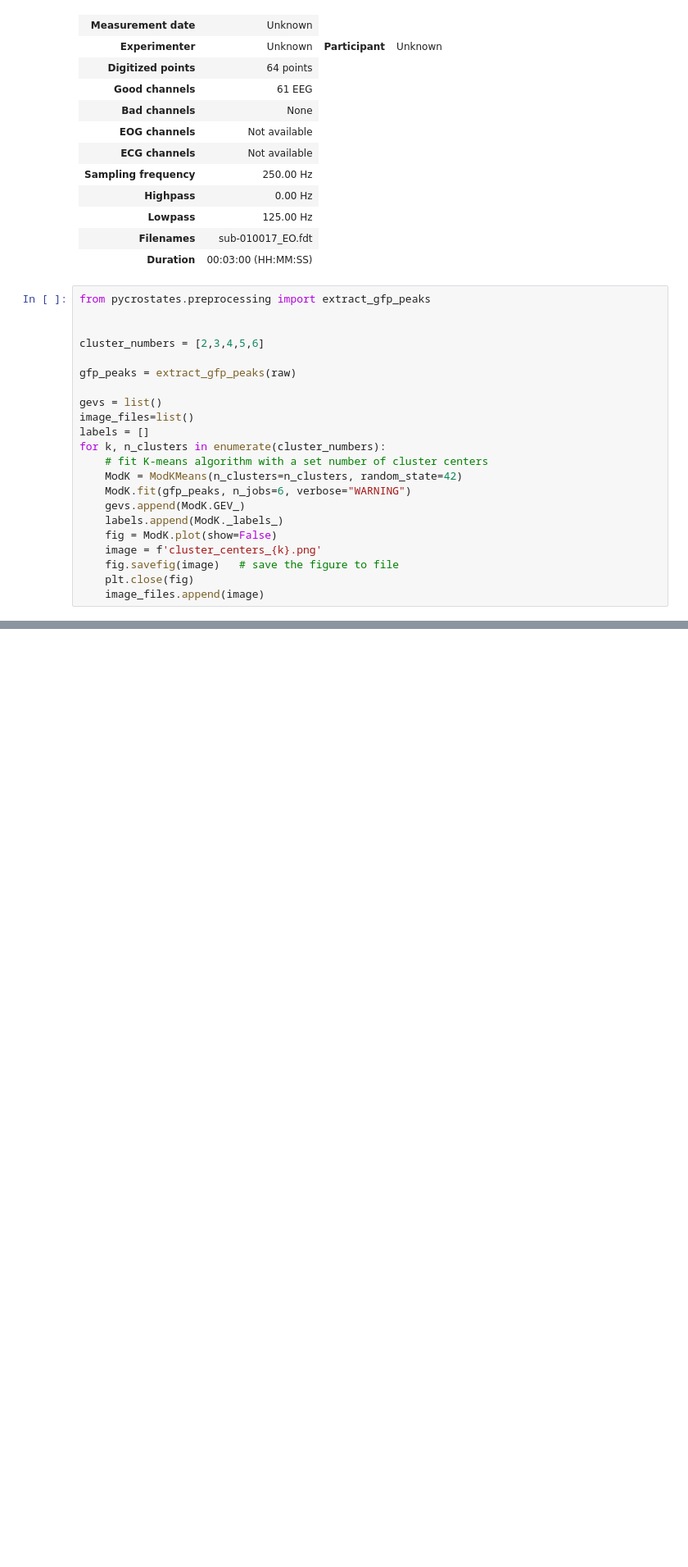
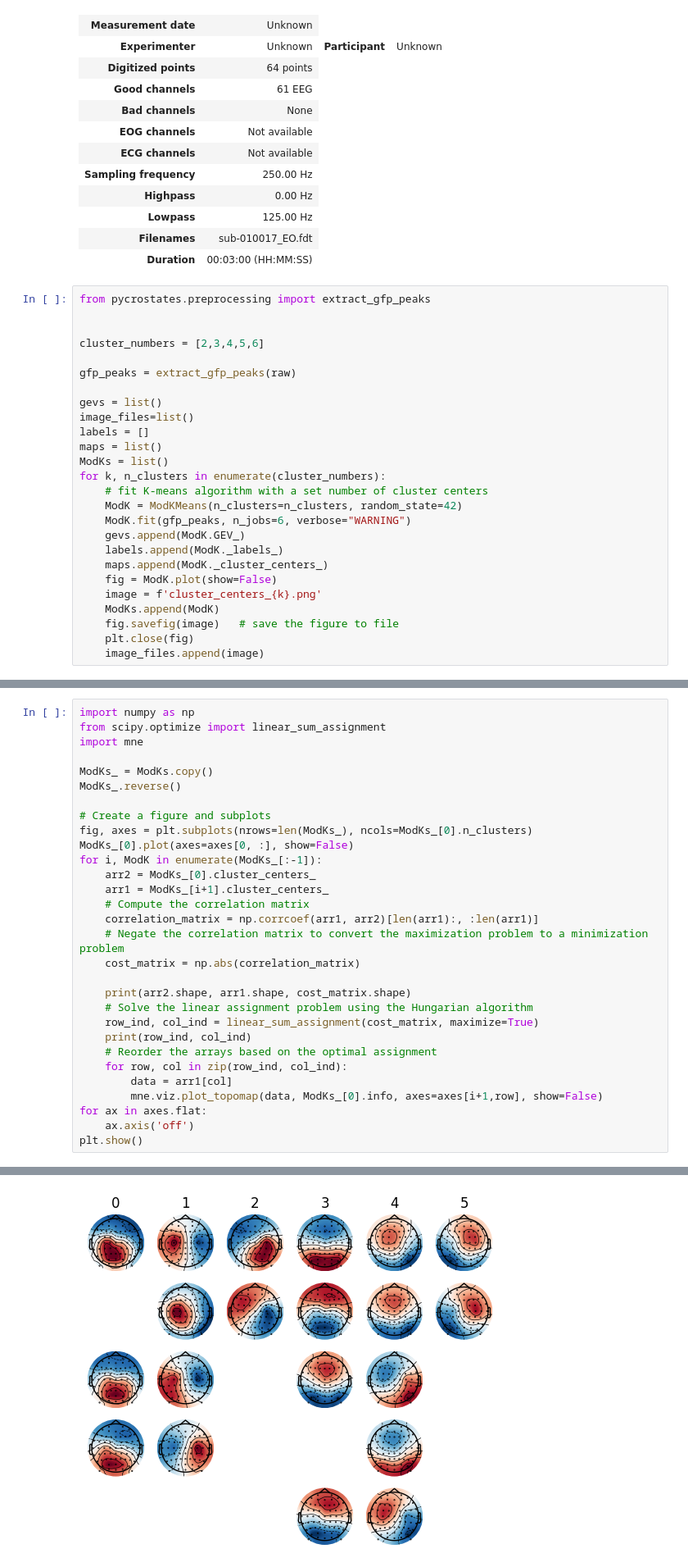
Before and after one commit to repro-school/pycrostates-report, a Jupyter notebook: UMAP.ipynb, the cells around one changed output, grey strips where cells are left out. Shown at 82% size. Cells and saved outputs as stored; diff of their text form; blank space fills up the shorter version.

```diff
--- a/UMAP.ipynb
+++ b/UMAP.ipynb
@@ -39,14 +39,18 @@ gfp_peaks = extract_gfp_peaks(raw)
 gevs = list()
 image_files=list()
 labels = []
+maps = list()
+ModKs = list()
 for k, n_clusters in enumerate(cluster_numbers):
     # fit K-means algorithm with a set number of cluster centers
     ModK = ModKMeans(n_clusters=n_clusters, random_state=42)
     ModK.fit(gfp_peaks, n_jobs=6, verbose="WARNING")
     gevs.append(ModK.GEV_)
     labels.append(ModK._labels_)
+    maps.append(ModK._cluster_centers_)
     fig = ModK.plot(show=False)
     image = f'cluster_centers_{k}.png'
+    ModKs.append(ModK)
     fig.savefig(image)   # save the figure to file
     plt.close(fig)
     image_files.append(image)
@@ -52,0 +101,31 @@ for k, n_clusters in enumerate(cluster_numbers):
+# %%
+import numpy as np
+from scipy.optimize import linear_sum_assignment
+import mne
+
+ModKs_ = ModKs.copy()
+ModKs_.reverse()
+
+# Create a figure and subplots
+fig, axes = plt.subplots(nrows=len(ModKs_), ncols=ModKs_[0].n_clusters)
+ModKs_[0].plot(axes=axes[0, :], show=False)
+for i, ModK in enumerate(ModKs_[:-1]):
+    arr2 = ModKs_[0].cluster_centers_
+    arr1 = ModKs_[i+1].cluster_centers_
+    # Compute the correlation matrix
+    correlation_matrix = np.corrcoef(arr1, arr2)[len(arr1):, :len(arr1)]
+    # Negate the correlation matrix to convert the maximization problem to a minimization problem
+    cost_matrix = np.abs(correlation_matrix)
+
+    print(arr2.shape, arr1.shape, cost_matrix.shape)
+    # Solve the linear assignment problem using the Hungarian algorithm
+    row_ind, col_ind = linear_sum_assignment(cost_matrix, maximize=True)
+    print(row_ind, col_ind)
+    # Reorder the arrays based on the optimal assignment
+    for row, col in zip(row_ind, col_ind):
+        data = arr1[col]
+        mne.viz.plot_topomap(data, ModKs_[0].info, axes=axes[i+1,row], show=False)
+for ax in axes.flat:
+    ax.axis('off')
+plt.show()
+# %% [output]
@@ -52,0 +140 @@ for k, n_clusters in enumerate(cluster_numbers):
+[figure, added]
```
Also changed, not shown: parts of 9 cells of this notebook.
